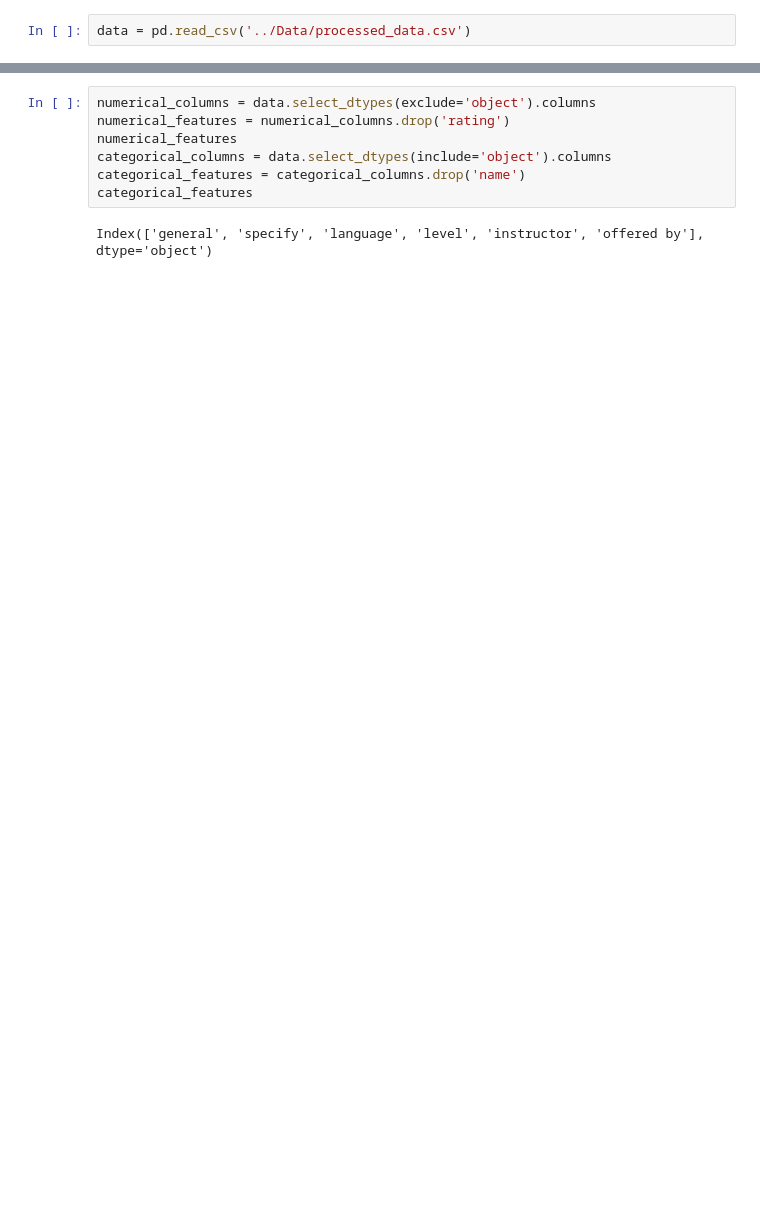
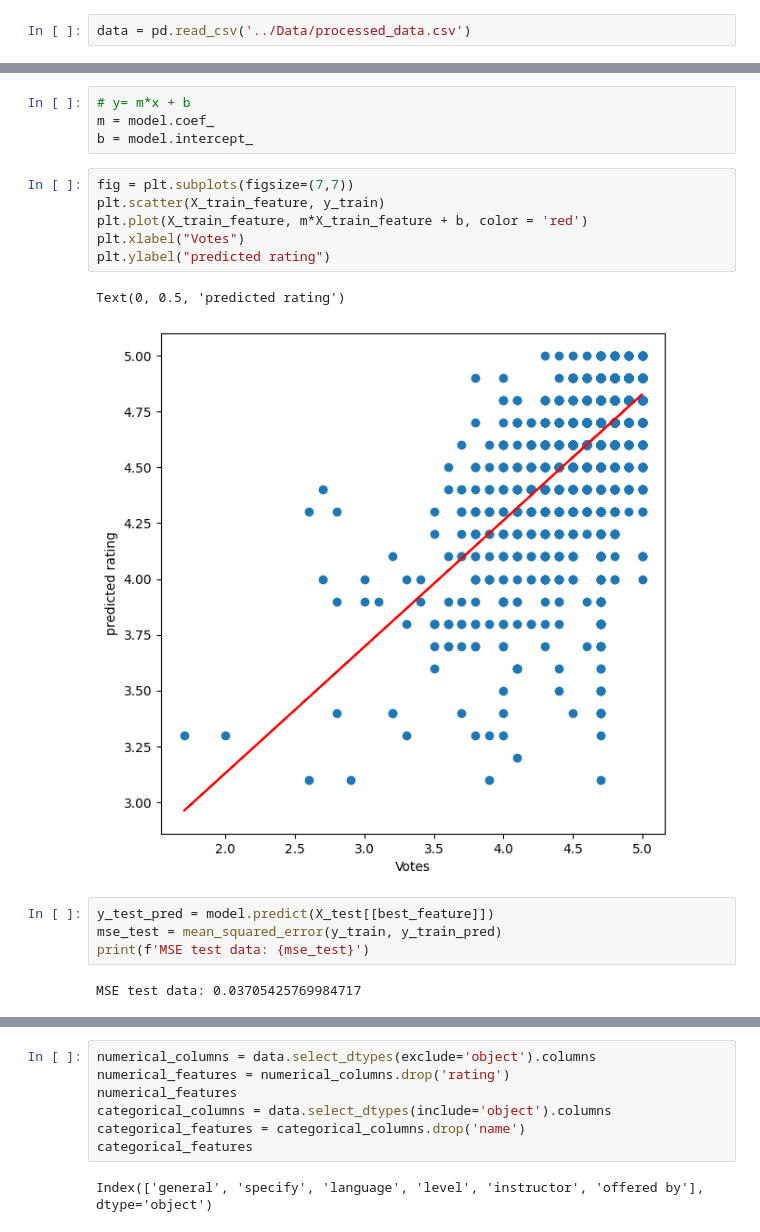
Before and after one commit to dagngyen/hcmus_23-24_coursesra-courses-analysis, a Jupyter notebook: Phase 2: Building model/linear.ipynb, the cells around one changed output, grey strips where cells are left out. Cells and saved outputs as stored; diff of their text form; blank space fills up the shorter version.

```diff
--- a/Phase 2: Building model/linear.ipynb
+++ b/Phase 2: Building model/linear.ipynb
@@ -13,0 +93,19 @@ data = pd.read_csv('../Data/processed_data.csv')
+# %%
+# y= m*x + b
+m = model.coef_
+b = model.intercept_
+# %%
+fig = plt.subplots(figsize=(7,7))
+plt.scatter(X_train_feature, y_train)
+plt.plot(X_train_feature, m*X_train_feature + b, color = 'red')
+plt.xlabel("Votes")
+plt.ylabel("predicted rating")
+# %% [output]
+Text(0, 0.5, 'predicted rating')
+[figure, added]
+# %%
+y_test_pred = model.predict(X_test[[best_feature]])
+mse_test = mean_squared_error(y_train, y_train_pred)
+print(f'MSE test data: {mse_test}')
+# %% [output]
+MSE test data: 0.03705425769984717
```
Also changed, not shown: parts of 34 cells of this notebook.
